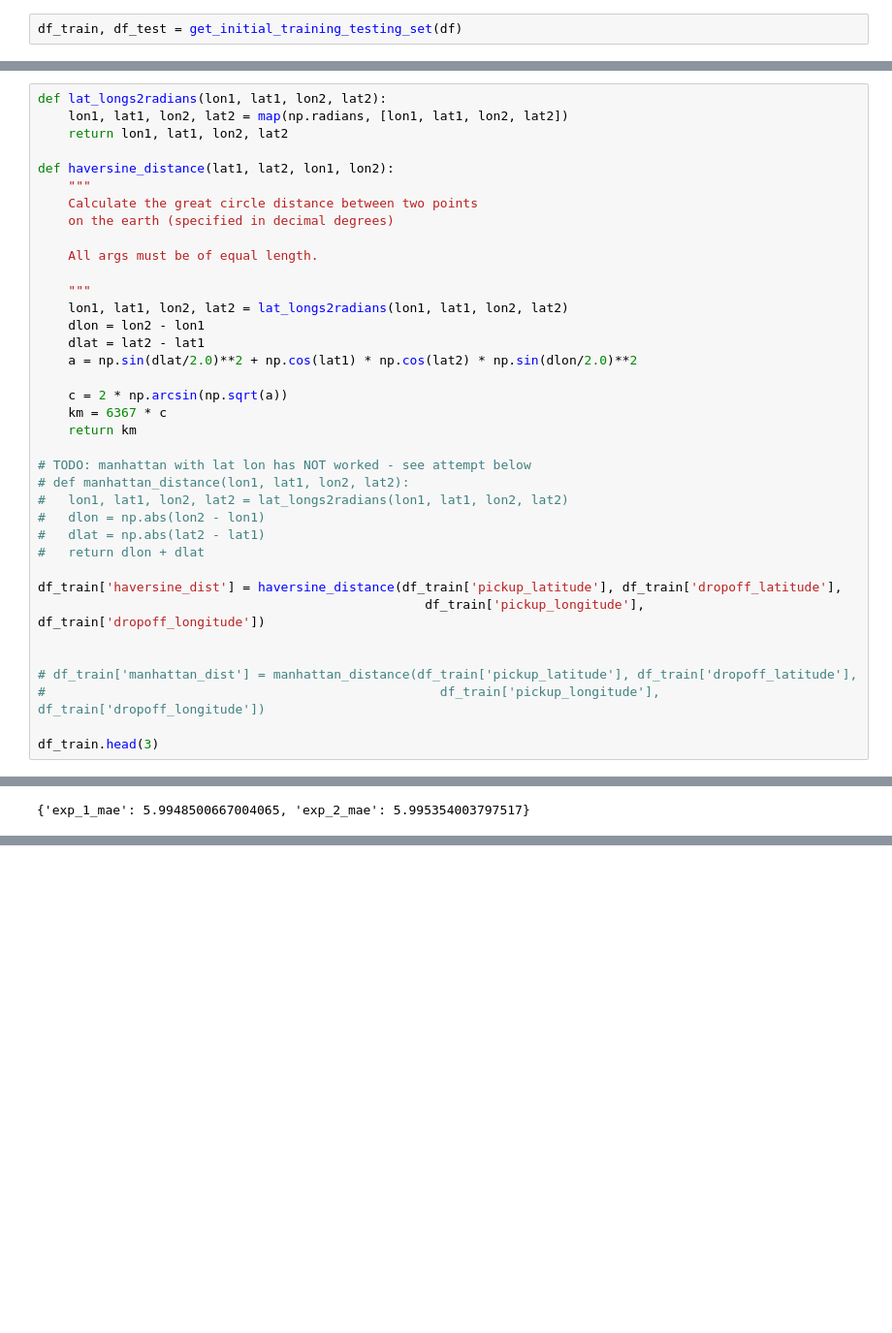
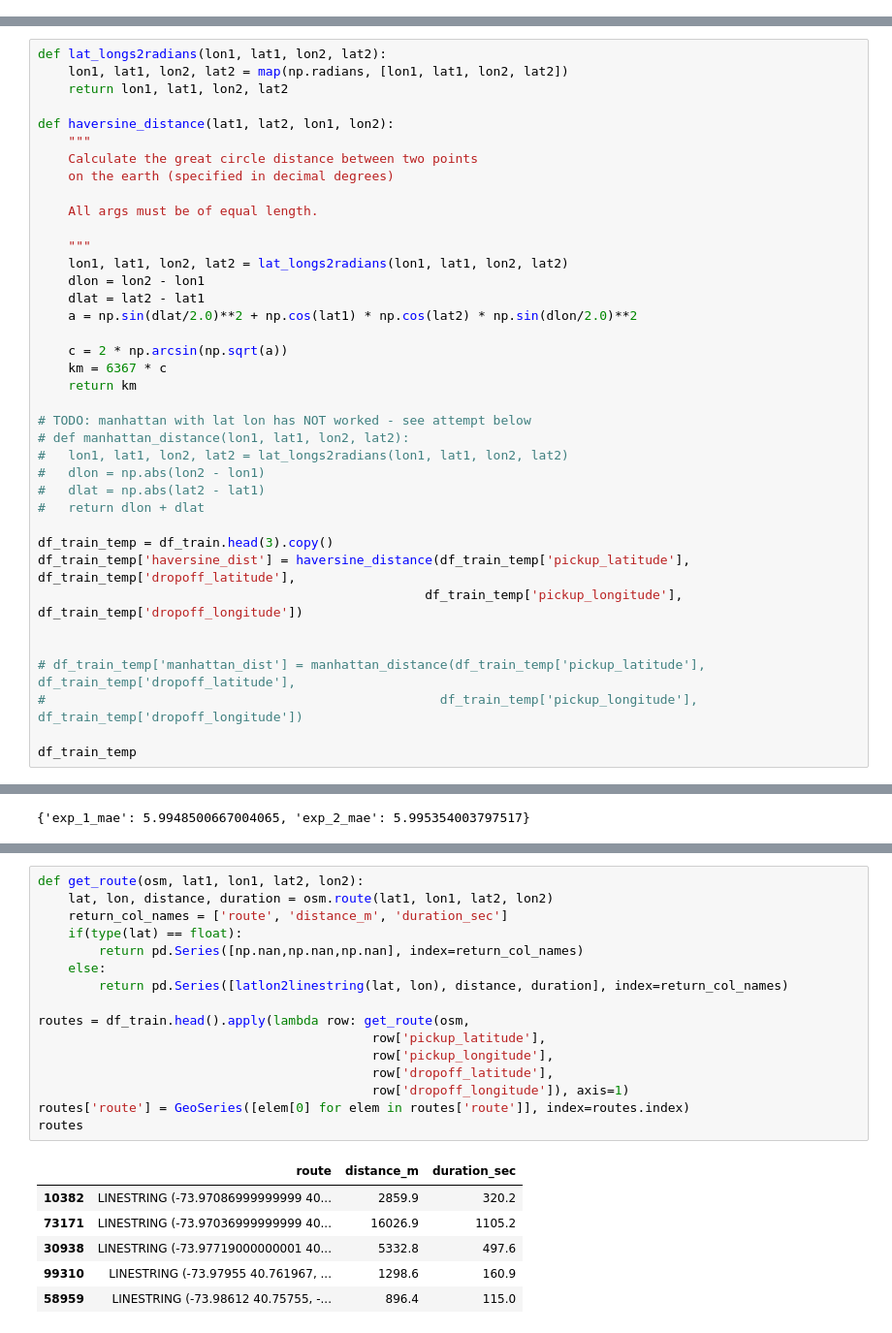
Before and after one commit to caiomiyashiro/geospatial_data_analysis, a Jupyter notebook: AMLD-2020/AMLD_2020.ipynb, the cells around one changed output, grey strips where cells are left out. Shown at 97% size. Saved outputs shown, nothing was run; the diff lists cells and outputs as text; blank space fills up the shorter version.

```diff
--- a/AMLD-2020/AMLD_2020.ipynb
+++ b/AMLD-2020/AMLD_2020.ipynb
@@ -249,5 +243,3 @@ Mean Absolute Error: 5.9948500667004065
 ## Experimenting on different types of distance
 ### Haversine - Explain
 ### Great Circle - Explain
-# %%
-df_train, df_test = get_initial_training_testing_set(df)
@@ -283,14 +272,15 @@ def haversine_distance(lat1, lat2, lon1, lon2):
 #   dlat = np.abs(lat2 - lat1)
 #   return dlon + dlat
 
-df_train['haversine_dist'] = haversine_distance(df_train['pickup_latitude'], df_train['dropoff_latitude'],
-                                                   df_train['pickup_longitude'], df_train['dropoff_longitude'])
+df_train_temp = df_train.head(3).copy()
+df_train_temp['haversine_dist'] = haversine_distance(df_train_temp['pickup_latitude'], df_train_temp['dropoff_latitude'],
+                                                   df_train_temp['pickup_longitude'], df_train_temp['dropoff_longitude'])
 
 
-# df_train['manhattan_dist'] = manhattan_distance(df_train['pickup_latitude'], df_train['dropoff_latitude'],
-#                                                    df_train['pickup_longitude'], df_train['dropoff_longitude'])
+# df_train_temp['manhattan_dist'] = manhattan_distance(df_train_temp['pickup_latitude'], df_train_temp['dropoff_latitude'],
+#                                                    df_train_temp['pickup_longitude'], df_train_temp['dropoff_longitude'])
 
-df_train.head(3)
+df_train_temp
 # %% [output]
 |  | pickup_datetime | pickup_longitude | pickup_latitude | dropoff_longitude | dropoff_latitude | ... |
 | 10382 | 2009-02-03 08:52:00 | -73.97087 | 40.788616 | -73.965706 | 40.774487 | ... |
@@ -393,0 +385,23 @@ lon
+# %%
+def get_route(osm, lat1, lon1, lat2, lon2):
+    lat, lon, distance, duration = osm.route(lat1, lon1, lat2, lon2)
+    return_col_names = ['route', 'distance_m', 'duration_sec']
+    if(type(lat) == float):
+        return pd.Series([np.nan,np.nan,np.nan], index=return_col_names)
+    else:
+        return pd.Series([latlon2linestring(lat, lon), distance, duration], index=return_col_names)
+
+routes = df_train.head().apply(lambda row: get_route(osm,
+                                            row['pickup_latitude'],
+                                            row['pickup_longitude'],
+                                            row['dropoff_latitude'],
+                                            row['dropoff_longitude']), axis=1)
+routes['route'] = GeoSeries([elem[0] for elem in routes['route']], index=routes.index)
+routes
+# %% [output]
+|  | route | distance_m | duration_sec |
+| 10382 | LINESTRING (-73.97086999999999 40... | 2859.9 | 320.2 |
+| 73171 | LINESTRING (-73.97036999999999 40... | 16026.9 | 1105.2 |
+| 30938 | LINESTRING (-73.97719000000001 40... | 5332.8 | 497.6 |
+| 99310 | LINESTRING (-73.97955 40.761967, ... | 1298.6 | 160.9 |
+| 58959 | LINESTRING (-73.98612 40.75755, -... | 896.4 | 115.0 |
```
Also changed, not shown: parts of 26 cells of this notebook, 2 other files.
